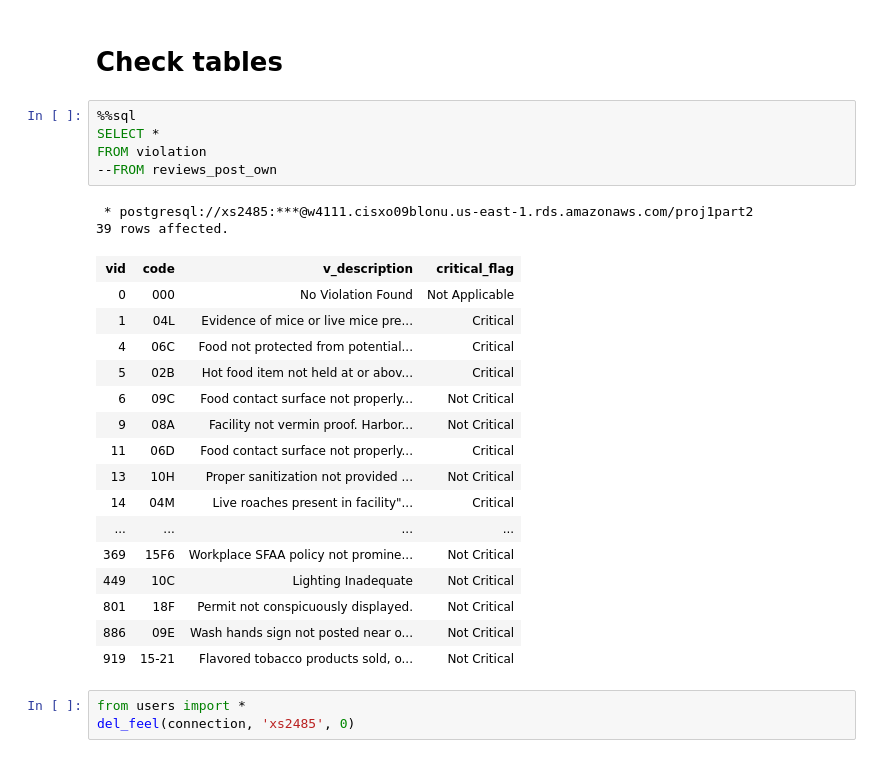
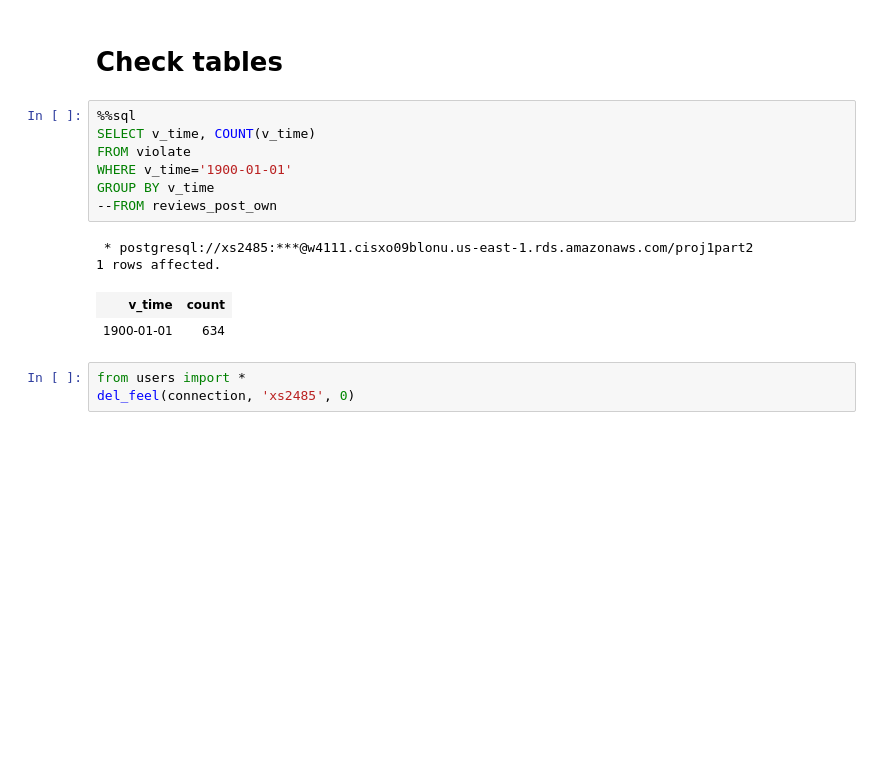
Before and after one commit to Xiaoyang-Song/NYC-Restaurant-Inspection-Database, a Jupyter notebook: 4111p1.ipynb, the cells around one changed output. Saved outputs shown, nothing was run; the diff lists cells and outputs as text; blank space fills up the shorter version.

```diff
--- a/4111p1.ipynb
+++ b/4111p1.ipynb
@@ -836,28 +836,16 @@ LIMIT 1
 # Check tables
 # %%
 %%sql
-SELECT *
-FROM violation
+SELECT v_time, COUNT(v_time)
+FROM violate
+WHERE v_time='1900-01-01'
+GROUP BY v_time
 --FROM reviews_post_own
 # %% [output]
  * postgresql://xs2485:***@w4111.cisxo09blonu.us-east-1.rds.amazonaws.com/proj1part2
-39 rows affected.
+1 rows affected.
-| vid | code | v_description | critical_flag |
-| 0 | 000 | No Violation Found | Not Applicable |
-| 1 | 04L | Evidence of mice or live mice pre... | Critical |
-| 4 | 06C | Food not protected from potential... | Critical |
-| 5 | 02B | Hot food item not held at or abov... | Critical |
-| 6 | 09C | Food contact surface not properly... | Not Critical |
-| 9 | 08A | Facility not vermin proof. Harbor... | Not Critical |
-| 11 | 06D | Food contact surface not properly... | Critical |
-| 13 | 10H | Proper sanitization not provided ... | Not Critical |
-| 14 | 04M | Live roaches present in facility"... | Critical |
-| ... | ... | ... | ... |
-| 369 | 15F6 | Workplace SFAA policy not promine... | Not Critical |
-| 449 | 10C | Lighting Inadequate | Not Critical |
-| 801 | 18F | Permit not conspicuously displayed. | Not Critical |
-| 886 | 09E | Wash hands sign not posted near o... | Not Critical |
-| 919 | 15-21 | Flavored tobacco products sold, o... | Not Critical |
+| v_time | count |
+| 1900-01-01 | 634 |
 # %%
 from users import *
 del_feel(connection, 'xs2485', 0)
```
Also changed, not shown: parts of 1 cell of this notebook, 2 other files.
